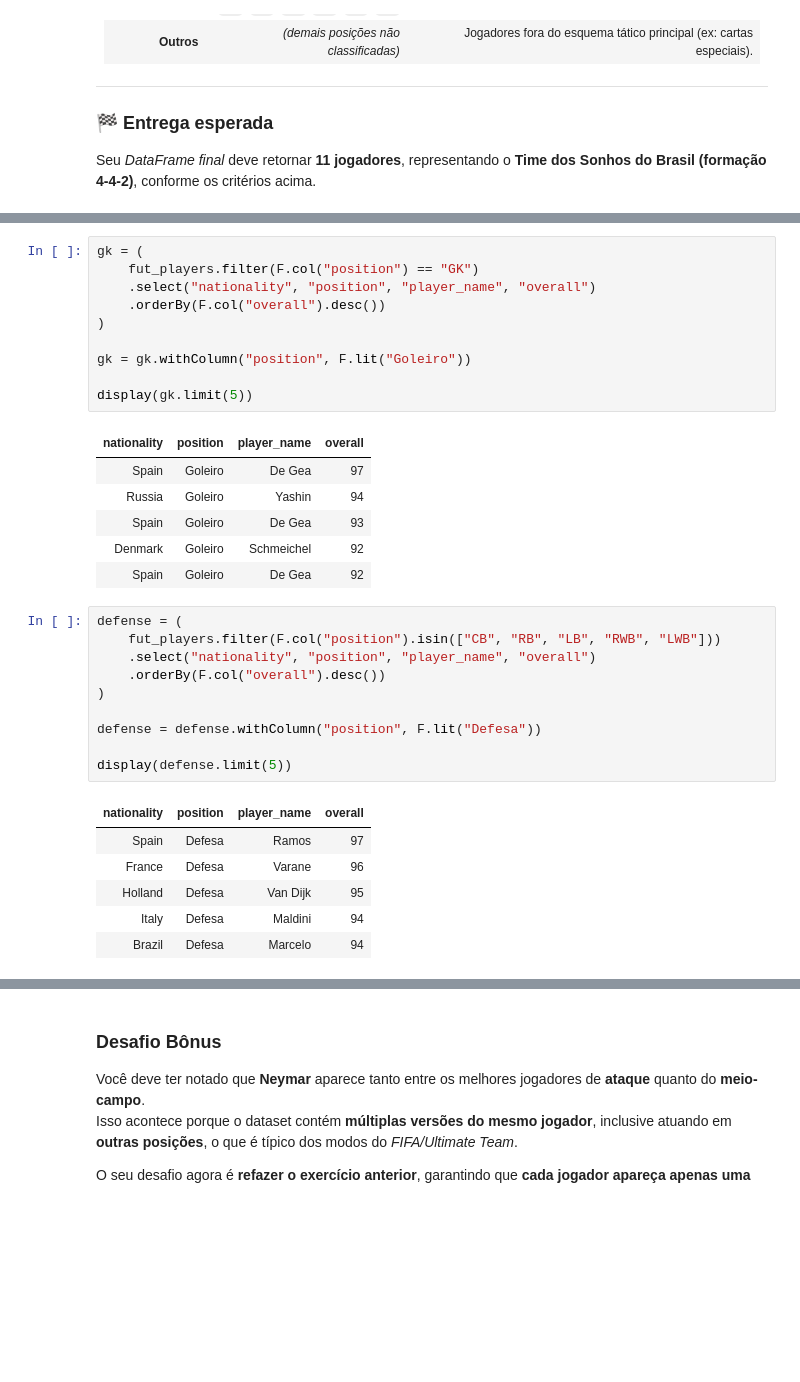
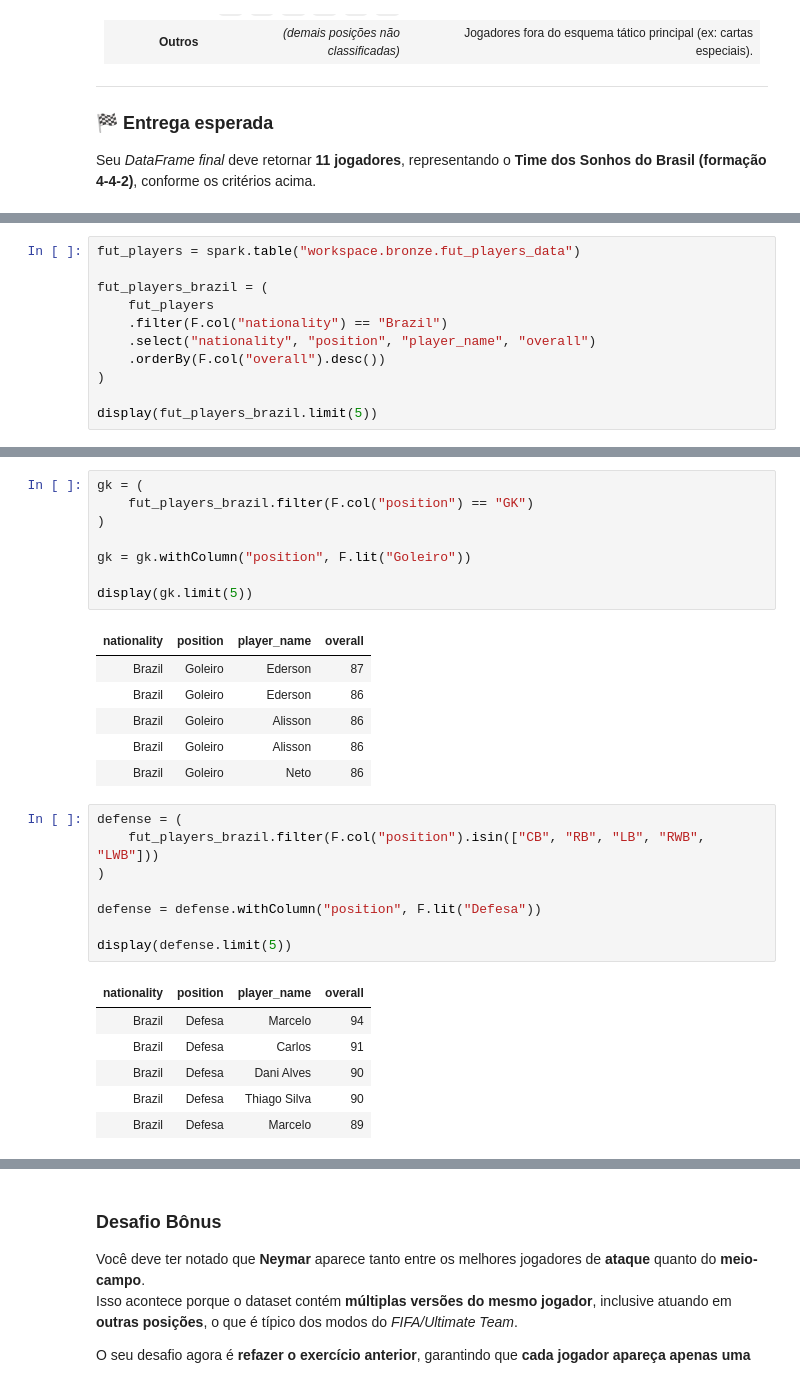
Before and after one commit to jpbezerra/RocketLabDados-2025.2, a Jupyter notebook: Atividade01 - Pyspark/Atividade1_Pyspark.ipynb, the cells around one changed output, grey strips where cells are left out. Cells and saved outputs as stored; diff of their text form; blank space fills up the shorter version.

```diff
--- a/Atividade01 - Pyspark/Atividade1_Pyspark.ipynb
+++ b/Atividade01 - Pyspark/Atividade1_Pyspark.ipynb
@@ -579,0 +578,11 @@ fut_players = spark.table("workspace.bronze.fut_players_data")
+# %%
+fut_players = spark.table("workspace.bronze.fut_players_data")
+
+fut_players_brazil = (
+    fut_players
+    .filter(F.col("nationality") == "Brazil")
+    .select("nationality", "position", "player_name", "overall")
+    .orderBy(F.col("overall").desc())
+)
+
+display(fut_players_brazil.limit(5))
@@ -580,8 +596,6 @@ fut_players = spark.table("workspace.bronze.fut_players_data")
 # %%
 gk = (
-    fut_players.filter(F.col("position") == "GK")
-    .select("nationality", "position", "player_name", "overall")
-    .orderBy(F.col("overall").desc())
+    fut_players_brazil.filter(F.col("position") == "GK")
 )
 
 gk = gk.withColumn("position", F.lit("Goleiro"))
@@ -589,27 +603,25 @@ gk = gk.withColumn("position", F.lit("Goleiro"))
 display(gk.limit(5))
 # %% [output]
 | nationality | position | player_name | overall |
-| Spain | Goleiro | De Gea | 97 |
-| Russia | Goleiro | Yashin | 94 |
-| Spain | Goleiro | De Gea | 93 |
-| Denmark | Goleiro | Schmeichel | 92 |
-| Spain | Goleiro | De Gea | 92 |
+| Brazil | Goleiro | Ederson | 87 |
+| Brazil | Goleiro | Ederson | 86 |
+| Brazil | Goleiro | Alisson | 86 |
+| Brazil | Goleiro | Alisson | 86 |
+| Brazil | Goleiro | Neto | 86 |
 # %%
 defense = (
-    fut_players.filter(F.col("position").isin(["CB", "RB", "LB", "RWB", "LWB"]))
-    .select("nationality", "position", "player_name", "overall")
-    .orderBy(F.col("overall").desc())
+    fut_players_brazil.filter(F.col("position").isin(["CB", "RB", "LB", "RWB", "LWB"]))
 )
 
 defense = defense.withColumn("position", F.lit("Defesa"))
 
 display(defense.limit(5))
 # %% [output]
 | nationality | position | player_name | overall |
-| Spain | Defesa | Ramos | 97 |
-| France | Defesa | Varane | 96 |
-| Holland | Defesa | Van Dijk | 95 |
-| Italy | Defesa | Maldini | 94 |
 | Brazil | Defesa | Marcelo | 94 |
+| Brazil | Defesa | Carlos | 91 |
+| Brazil | Defesa | Dani Alves | 90 |
+| Brazil | Defesa | Thiago Silva | 90 |
+| Brazil | Defesa | Marcelo | 89 |
 # %%
 midfield = (
```
Also changed, not shown: parts of 9 cells of this notebook, 10 other files.
